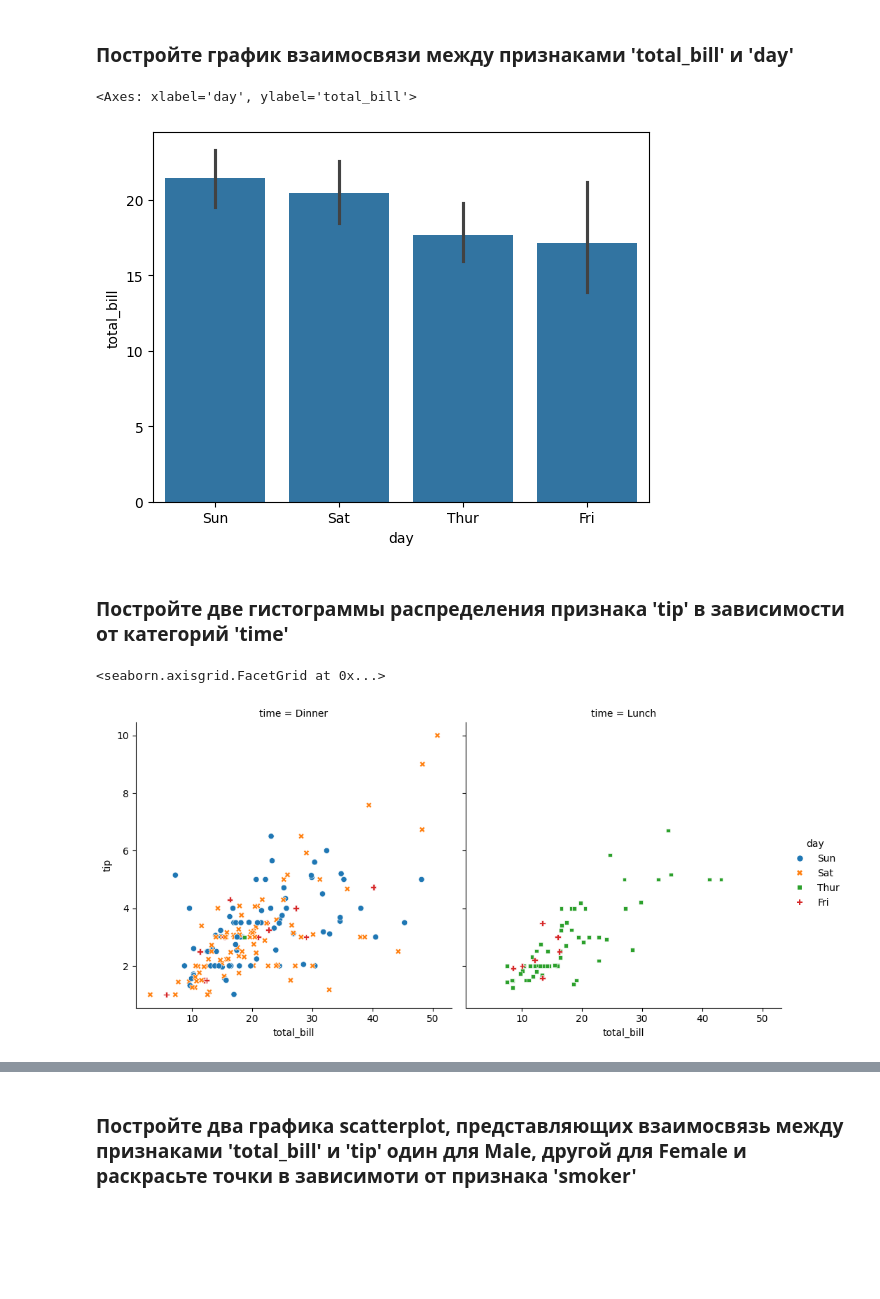
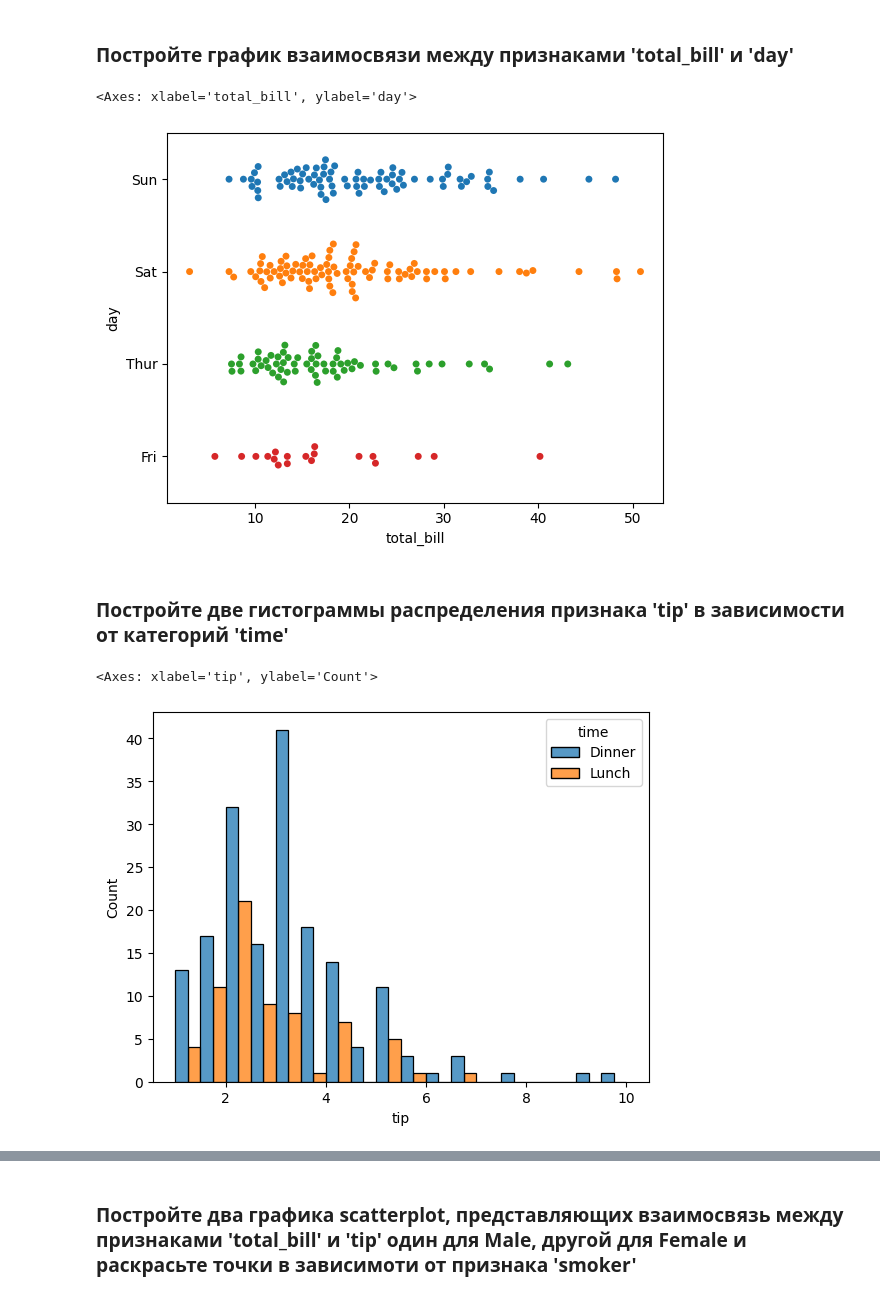
Before and after one commit to Shoggahhh/hw_otus_ml_2023, a Jupyter notebook: hw-3/homework_3.ipynb, the cells around one changed output, grey strips where cells are left out. Saved outputs shown, nothing was run; the diff lists cells and outputs as text; code cells hidden in the pictures; blank space fills up the shorter version.

Commit message:
add hw-3 add seaborn

```diff
--- a/hw-3/homework_3.ipynb
+++ b/hw-3/homework_3.ipynb
@@ -208,8 +209,7 @@ Name: tip, dtype: float64
 # %% [markdown]
 ### Преобразуйте признак 'smoker' в бинарный (0-No, 1-Yes)
 # %%
-df = df.replace({"smoker": {"Yes": 1, "No": 0}})
-df
+df.replace({"smoker": {"Yes": 1, "No": 0}})
 # %% [output]
 |  | total_bill | tip | sex | smoker | day | time | size |
 | 0 | 16.99 | 1.01 | Female | 0 | Sun | Dinner | 2 |
@@ -250,18 +250,14 @@ sns.pairplot(df)
 # %% [markdown]
 ### Постройте график взаимосвязи между признаками 'total_bill' и 'day'
 # %%
-sns.barplot(data=df, x="day", y="total_bill")
+sns.swarmplot(data=df, x="total_bill", y="day", hue="day")
 # %% [output]
-<Axes: xlabel='day', ylabel='total_bill'>
+<Axes: xlabel='total_bill', ylabel='day'>
-[figure, old version]
+[figure, new version]
 # %% [markdown]
 ### Постройте две гистограммы распределения признака 'tip' в зависимости от категорий 'time'
 # %%
-sns.relplot(
-    data=df, x="total_bill", y="tip",
-    col="time", hue="day", style="day",
-    kind="scatter"
-)
+sns.histplot(data=df, x="tip", hue="time", multiple="dodge")
 # %% [output]
-<seaborn.axisgrid.FacetGrid at 0x...>
+<Axes: xlabel='tip', ylabel='Count'>
-[figure, old version]
+[figure, new version]
```
Also changed, not shown: parts of 11 cells of this notebook.
